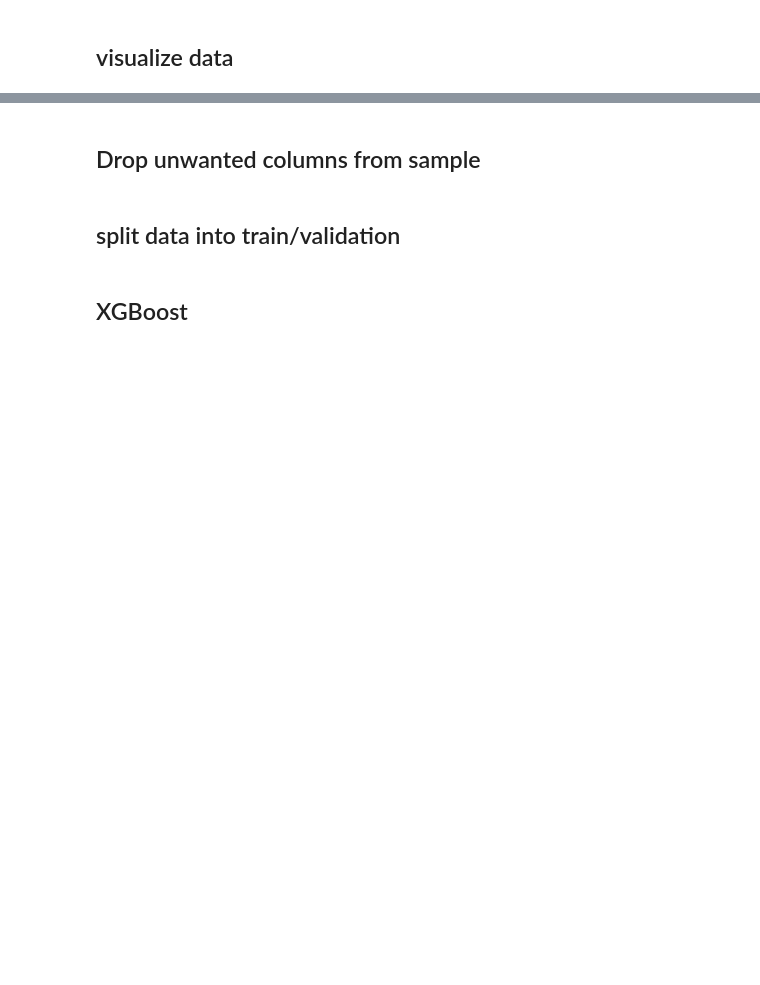
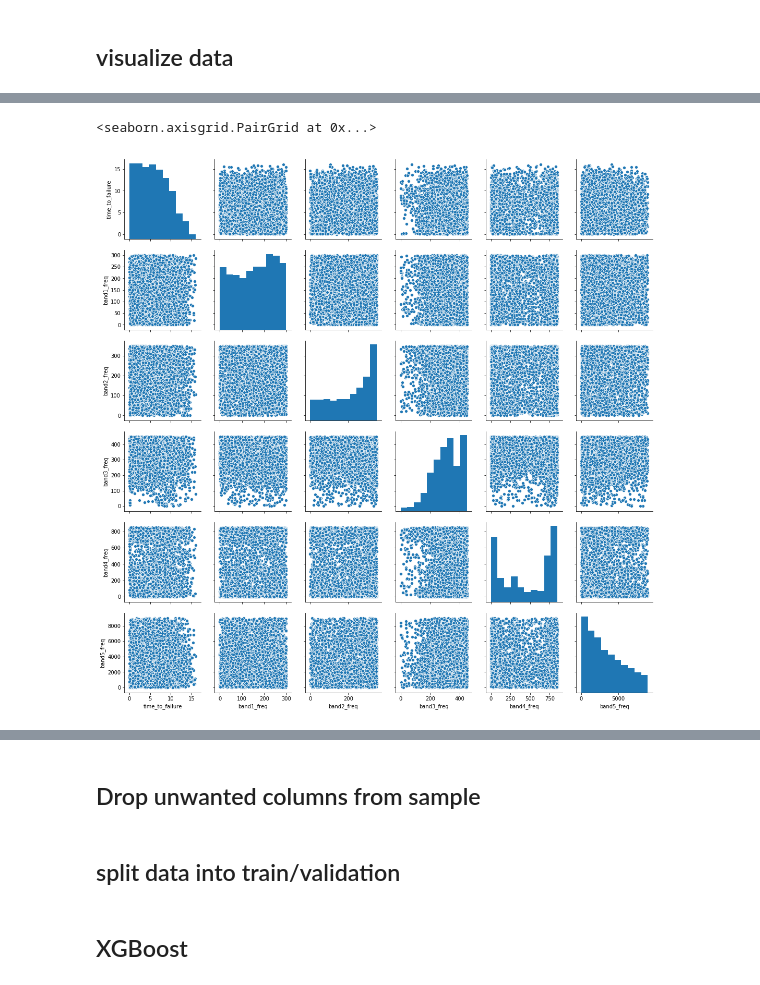
Before and after one commit to jonbatscha/earthquake_prediction, a Jupyter notebook: refactor.ipynb, the cells around one changed output, grey strips where cells are left out. Saved outputs shown, nothing was run; the diff lists cells and outputs as text; code cells hidden in the pictures; blank space fills up the shorter version.

```diff
--- a/refactor.ipynb
+++ b/refactor.ipynb
@@ -505,0 +570,5 @@ sns.kdeplot(eng_samples.time_to_failure)
+# %%
+sns.pairplot(eng_samples[['time_to_failure','band1_freq','band2_freq','band3_freq','band4_freq','band5_freq']])
+# %% [output]
+<seaborn.axisgrid.PairGrid at 0x...>
+[figure, added]
```
Also changed, not shown: parts of 24 cells of this notebook.
